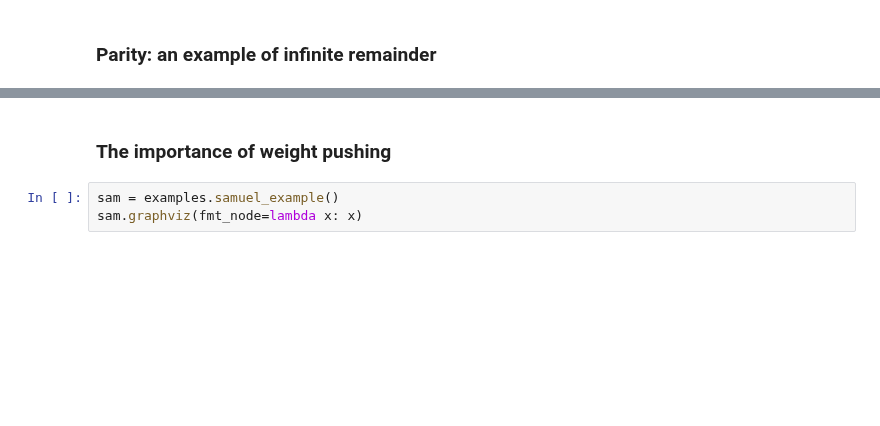
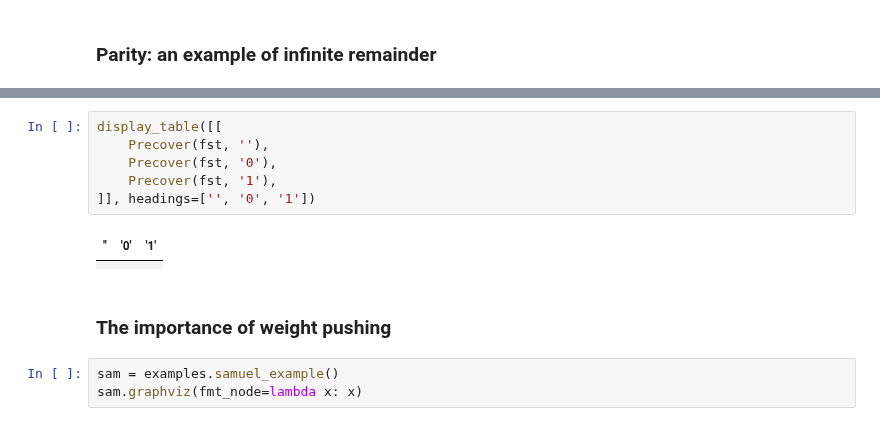
Before and after one commit to timvieira/transduction, a Jupyter notebook: Notes.ipynb, the cells around one changed output, grey strips where cells are left out. Drawn from its saved outputs; the diff is of its cells as text; blank space fills up the shorter version.

```diff
--- a/Notes.ipynb
+++ b/Notes.ipynb
@@ -192,6 +215,15 @@ R=
   ^1:
     a -> 0
 }
+# %%
+display_table([[
+    Precover(fst, ''),
+    Precover(fst, '0'),
+    Precover(fst, '1'),
+]], headings=['', '0', '1'])
+# %% [output]
+| '' | '0' | '1' |
+|  |  |  |
 # %% [markdown]
 ### The importance of weight pushing
 # %%
```
Also changed, not shown: parts of 13 cells of this notebook, 3 other files.
